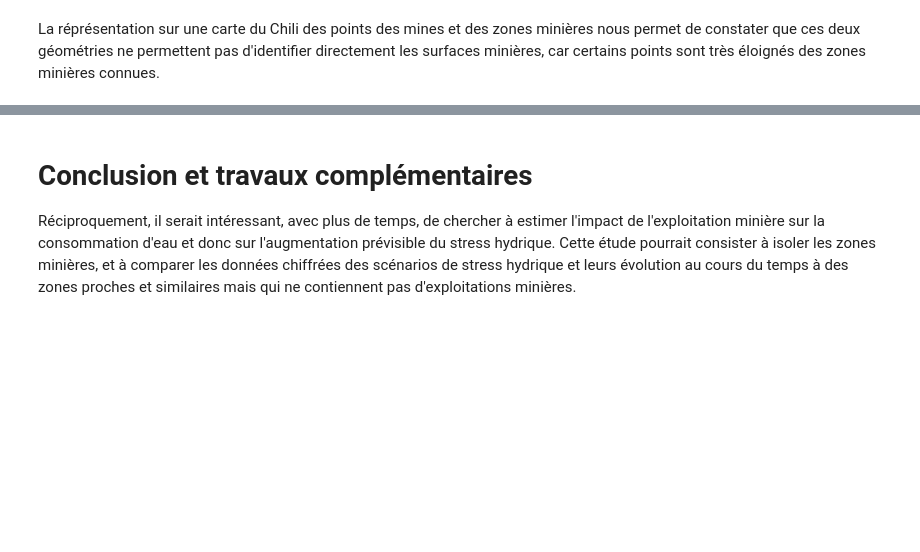
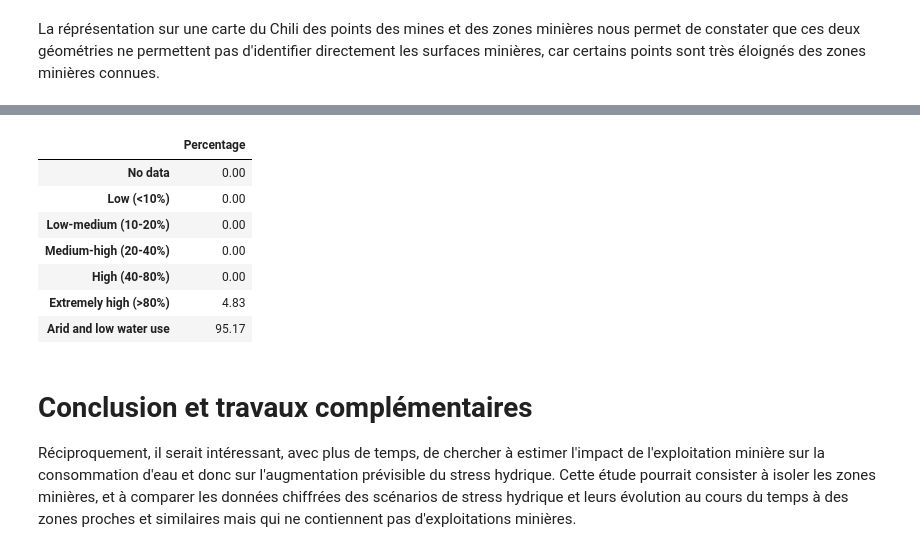
Before and after one commit to Suzie14/Mines, a Jupyter notebook: Main.ipynb, the cells around one changed output, grey strips where cells are left out. Drawn from its saved outputs; the diff is of its cells as text; code cells hidden in the pictures; blank space fills up the shorter version.

Commit message:
avec assign_mines qui fonctionne

```diff
--- a/Main.ipynb
+++ b/Main.ipynb
@@ -205,4 +170,4 @@ Cette approche nous permet de 97 mines (points) à 38 surfaces minières (polygo
 # %%
 from assign_mines import *
 # %%
-couples_mines_zones = assign_polygons_points(test_Chile_copper, data_pays_mines, 20, 7)
+couples_mines_zones = gpd.GeoDataFrame(assign_polygons_points(test_Chile_copper, data_pays_mines, 10, 70).rename(columns ={'polygons':'geometry'}))
@@ -213,5 +194,14 @@ couples_mines_zones
 # %%
-calcul_pourcentages_zones(pays,scenario, couples_mines_zones)
+calcul_pourcentages_zones_mineral(scenario, couples_mines_zones, df_total)
+# %% [output]
+|  | Percentage |
+| No data | 0.00 |
+| Low (<10%) | 0.00 |
+| Low-medium (10-20%) | 0.00 |
+| Medium-high (20-40%) | 0.00 |
+| High (40-80%) | 0.00 |
+| Extremely high (>80%) | 4.83 |
+| Arid and low water use | 95.17 |
 # %% [markdown]
 # Conclusion et travaux complémentaires
 Réciproquement, il serait intéressant, avec plus de temps, de chercher à estimer l'impact de l'exploitation minière sur la consommation d'eau et donc sur l'augmentation prévisible du stress hydrique. Cette étude pourrait consister à isoler les zones minières, et à comparer les données chiffrées des scénarios de stress hydrique et leurs évolution au cours du temps à des zones proches et similaires mais qui ne contiennent pas d'exploitations minières.
```
Also changed, not shown: parts of 10 cells of this notebook.
